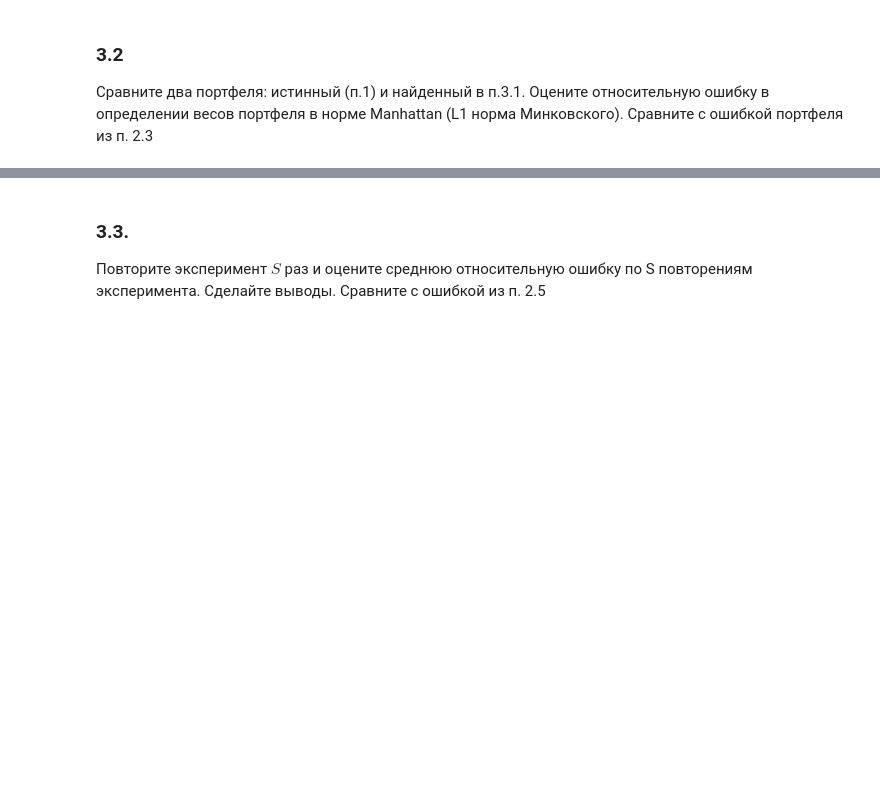
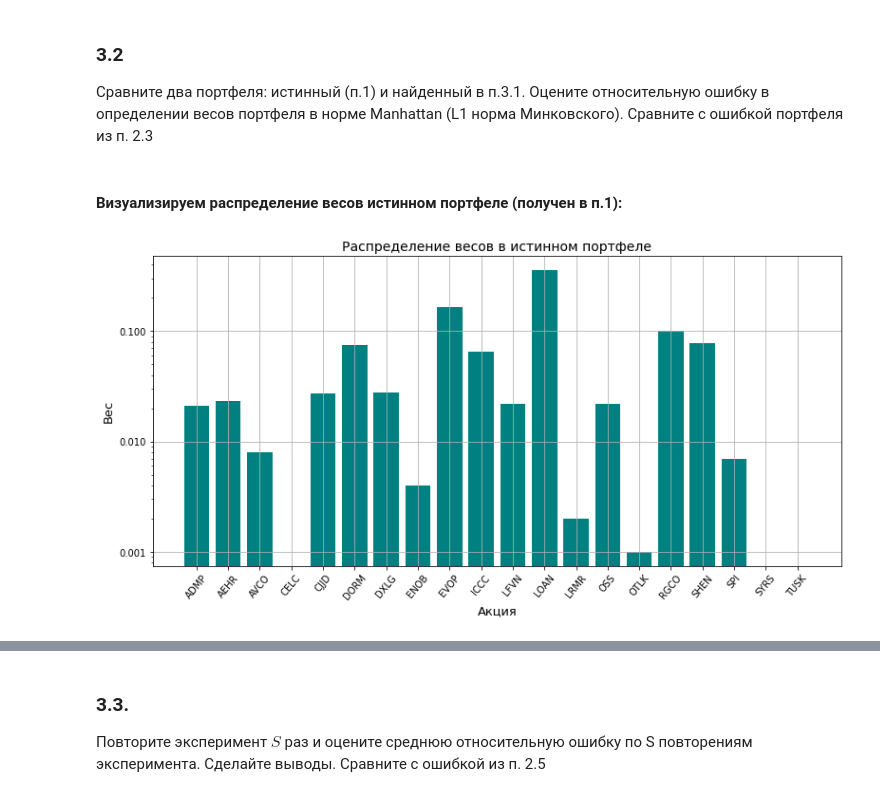
Before and after one commit to dselivanovskaya/Finance-operations-research-lab-3, a Jupyter notebook: lab-3.ipynb, the cells around one changed output, grey strips where cells are left out. Saved outputs shown, nothing was run; the diff lists cells and outputs as text; code cells hidden in the pictures; blank space fills up the shorter version.

```diff
--- a/lab-3.ipynb
+++ b/lab-3.ipynb
@@ -639,3 +724,9 @@ $\sigma_{est}^2(x) =\sum\sum \sigma_{est (i, j)} x_ix_j$ )
 # %% [markdown]
 ### 3.2
 Сравните два портфеля: истинный (п.1) и найденный в п.3.1.  Оцените относительную ошибку в определении весов портфеля в норме Manhattan (L1 норма Минковского). Сравните с ошибкой портфеля из п. 2.3
+# %% [markdown]
+#### Визуализируем распределение весов истинном портфеле (получен в п.1):
+# %%
+weights_visualization(x_opt, "Распределение весов в истинном портфеле")
+# %% [output]
+[figure, added]
```
Also changed, not shown: parts of 24 cells of this notebook.
